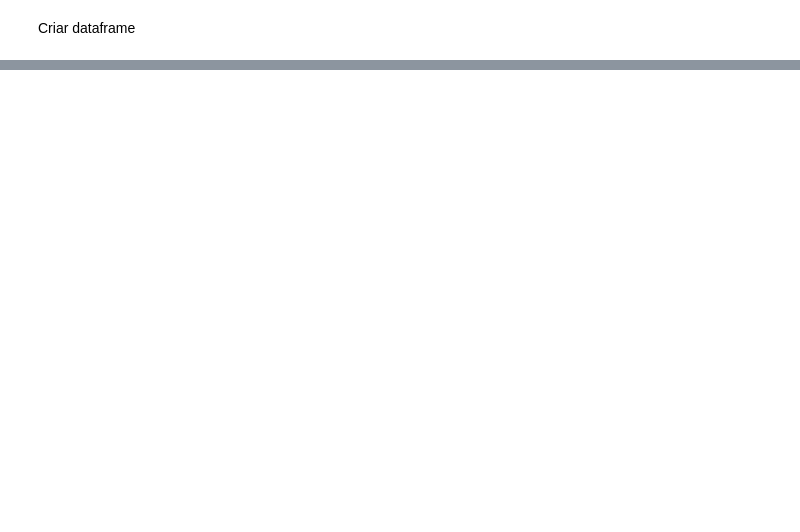
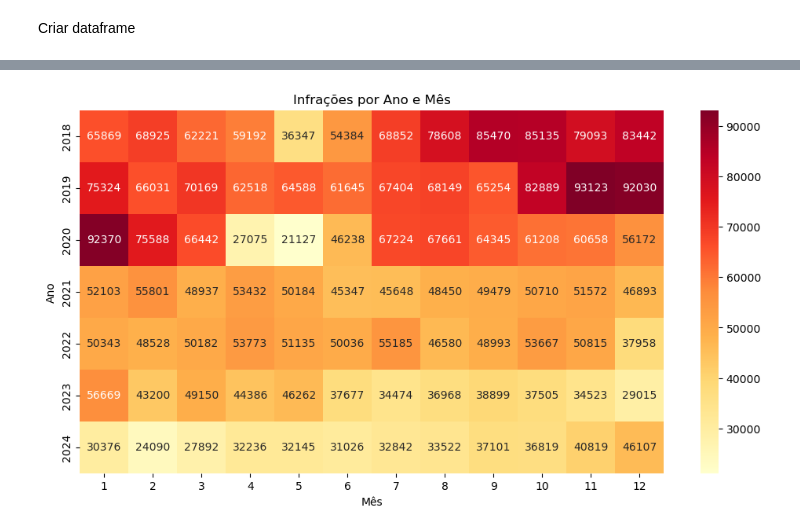
Before and after one commit to FlaviaCosta1037/analise_infracoes_transito, a Jupyter notebook: main.ipynb, the cells around one changed output, grey strips where cells are left out. Cells and saved outputs as stored; diff of their text form; code cells hidden in the pictures; blank space fills up the shorter version.

```diff
--- a/main.ipynb
+++ b/main.ipynb
@@ -64,0 +170,2 @@ print(df.head())
+# %%
+df = df.dropna()
@@ -64,0 +199,3 @@ print(df.head())
+# %%
+df['local_endereco'] = df['localcometimento'].astype(str).str.split(',', n=1).str[0].str.strip()
+df
@@ -64,0 +289,23 @@ print(df.head())
+# %%
+substituicoes = {
+    'AVENIDA': 'AV',
+    'CONDE': 'CDE',
+    'GOVERNADOR': 'GOV',
+    'DOUTOR': 'DR',
+    'MARECHAL': 'MAL',
+    'CAXANG' : 'CAXANGA',
+    'CAXANGAAA' : 'CAXANGA',
+    'CAXANGAA' : 'CAXANGA',
+    'VISCDE' : 'VISCONDE',
+    'VISC' : 'VISCONDE',
+    'ARQUITETO' : 'ARQ',
+    'RUA ARQ LUIZ NUNES CRUZAMENTO RUA DEOLINDO TAVARES ' : 'RUA ARQUITETO LUIZ NUNES'
+}
+
+df['local_endereco'] = (
+    df['local_endereco']
+    .str.upper()
+    .replace(substituicoes, regex=True)
+)
+# %%
+df['local_endereco'] = df['local_endereco'].str.rstrip()
@@ -64,0 +332,17 @@ print(df.head())
+# %%
+heatmap_data = df.pivot_table(
+    index='ano',
+    columns='mes',
+    values='infracao',
+    aggfunc='count',
+    fill_value=0
+)
+
+plt.figure(figsize=(12,6))
+sns.heatmap(heatmap_data, annot=True, fmt='d', cmap='YlOrRd')
+plt.title('Infrações por Ano e Mês')
+plt.xlabel('Mês')
+plt.ylabel('Ano')
+plt.show()
+# %% [output]
+[figure, added]
```
Also changed, not shown: parts of 36 cells of this notebook, 1 other file.
